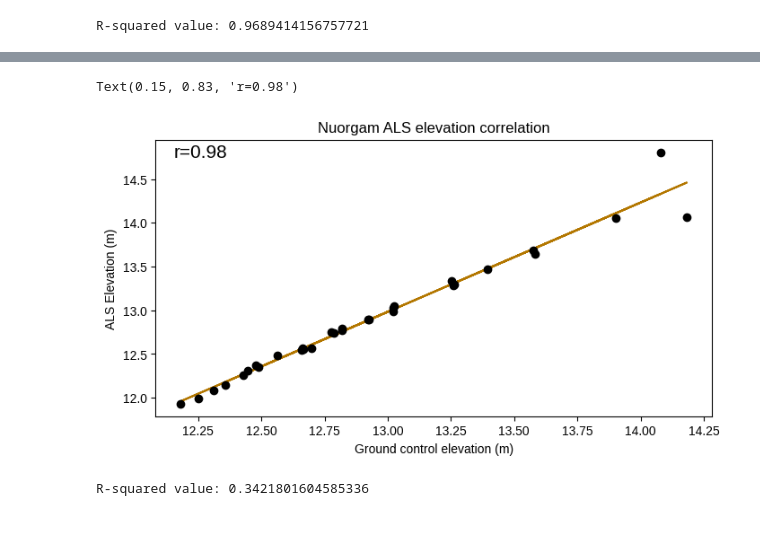
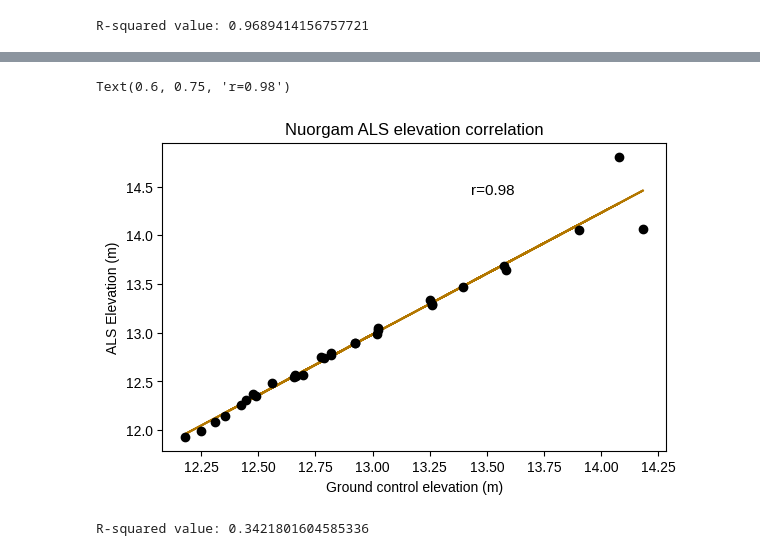
Before and after one commit to susannakukka/bathymetric-model-analysis, a Jupyter notebook: notebooks/RMSE.ipynb, the cells around one changed output, grey strips where cells are left out. Cells and saved outputs as stored; diff of their text form; code cells hidden in the pictures; blank space fills up the shorter version.

```diff
--- a/notebooks/RMSE.ipynb
+++ b/notebooks/RMSE.ipynb
@@ -971,16 +961,16 @@ plt.show()
 # %%
 r_value = 0.98
 
-fig, ax = plt.subplots(figsize=(8, 4))
+fig, ax = plt.subplots(figsize=(6.5, 4))
 
 ax.set_title('Nuorgam ALS elevation correlation')
 ax.set_xlabel("Ground control elevation (m)")
 ax.set_ylabel("ALS Elevation (m)")
 
 
-ax.plot(x, model.predict(x), color='#B37700', zorder=0)
+ax.plot(x, model.predict(x), color='#B37700', linestyle='solid', zorder=0)
 ax.scatter(x, y, color='black', zorder=1)
-fig.text(0.15, 0.83, f'r={r_value}', fontsize=15)
+fig.text(0.6, 0.75, f'r={r_value}', fontsize=11)
 # %% [output]
-Text(0.15, 0.83, 'r=0.98')
+Text(0.6, 0.75, 'r=0.98')
-[figure, old version]
+[figure, new version]
```
Also changed, not shown: parts of 8 cells of this notebook, 3 other files.
